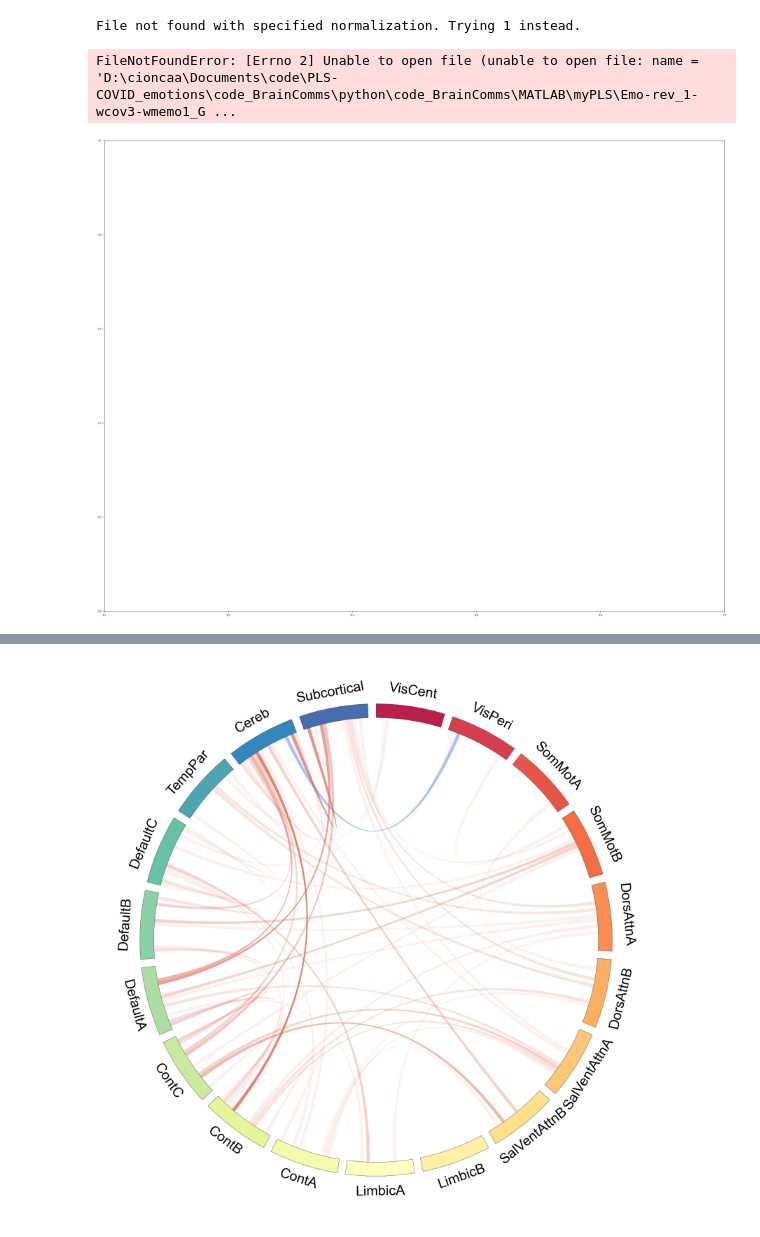
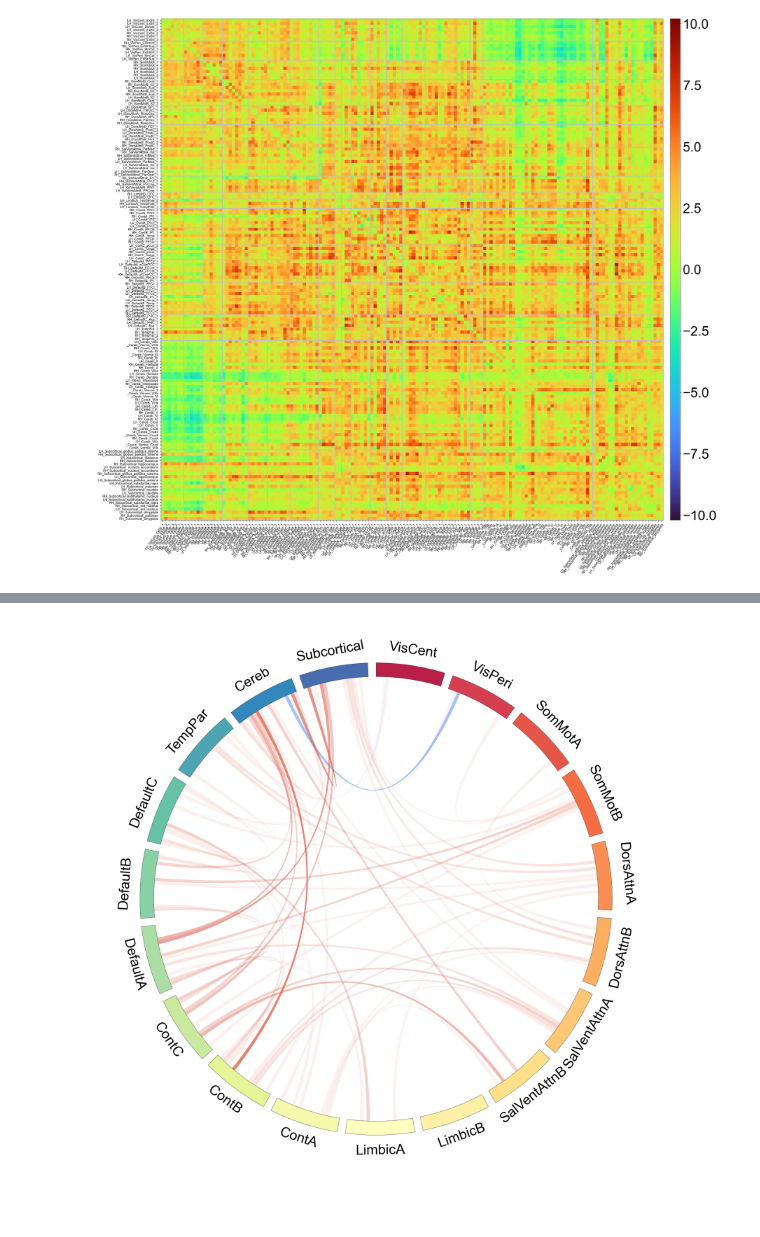
Before and after one commit to Cionkito/PLS-COVID_emotions, a Jupyter notebook: code_BrainComms/python/PLSC_figures.ipynb, the cells around one changed output, grey strips where cells are left out. Cells and saved outputs as stored; diff of their text form; code cells hidden in the pictures; blank space fills up the shorter version.

```diff
--- a/code_BrainComms/python/PLSC_figures.ipynb
+++ b/code_BrainComms/python/PLSC_figures.ipynb
@@ -23,12 +13,24 @@ study = "Emo-rev_1-wcov3-wmemo1_GRP"
+# %%
+importlib.reload(vpp)
+
+path_to_repository = "../../"
+
+path_to_atlas = op.join(path_to_repository, "data/parcellation")
+path_to_pls_results = op.join(path_to_repository, "outputs/PLS_results")
+path_to_results = op.join(path_to_repository, "outputs")
+
+results_study = 'Figures'
+
+# Specify the id of the PLS latent component (0 for latent component 1, etc)
+LC_id = 0
+
+# Specify the name of the folder with PLSC results
+study = "Emo-COVID-wcov3-wmemo1_GRP"
 # %%
-thresh = 0
+to_plot, atlas_labels = vpp.plot_imaging(study, path_to_pls_results, path_to_atlas=path_to_atlas,
+                                         LC_id=LC_id, threshold=0, by_network=True, cmap='turbo')
 
-to_plot, atlas_labels = vpp.plot_imaging(study, path_to_mypls, path_to_atlas=path_to_atlas,
-                                         LC_id=0, threshold=thresh, by_network=True, cmap='turbo')
-
-#plt.savefig(f'{path_to_results}/{study}-ImgBSR_Heatmap{thresh}.png')
+plt.savefig(op.join(path_to_results, results_study, f'{study}-ImgBSR_Heatmap.png'))
 # %% [output]
-File not found with specified normalization. Trying 1 instead.
-FileNotFoundError: [Errno 2] Unable to open file (unable to open file: name = 'D:\cioncaa\Documents\code\PLS-COVID_emotions\code_BrainComms\python\code_BrainComms\MATLAB\myPLS\Emo-rev_1-wcov3-wmemo1_G ...
-[figure, old version]
+[figure, new version]
 # %%
```
Also changed, not shown: parts of 19 cells of this notebook.
